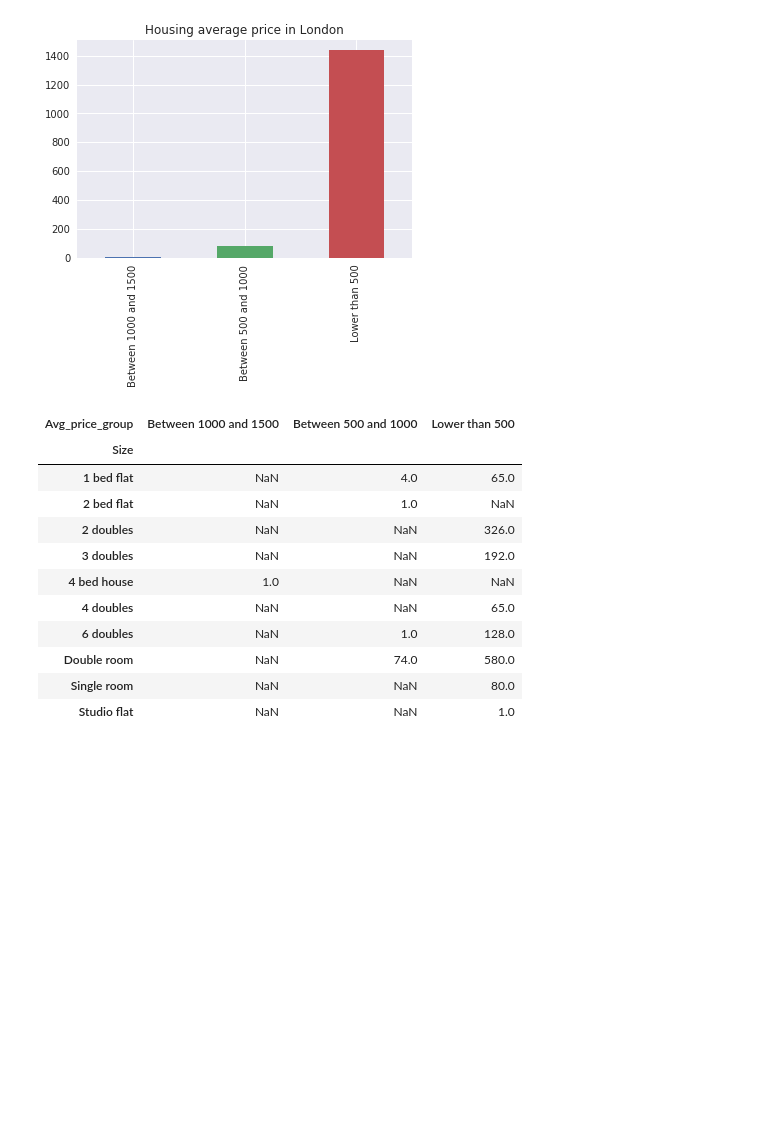
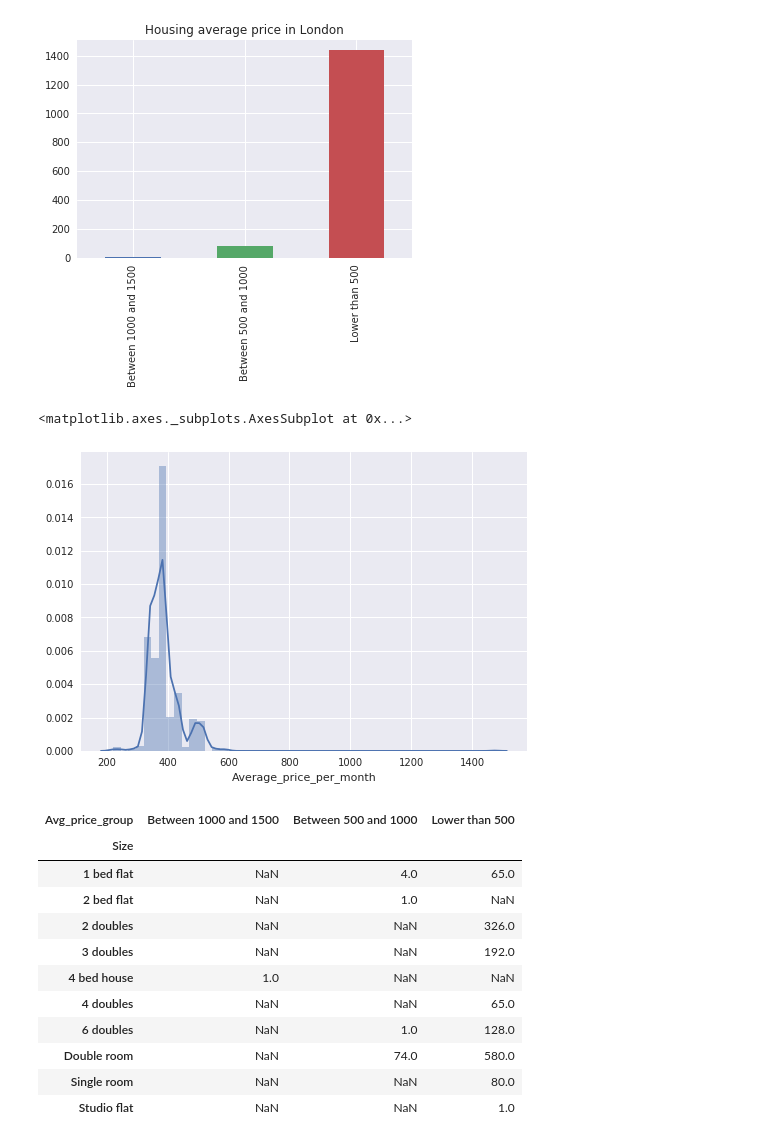
Before and after one commit to lijingxi96/Project, a Jupyter notebook: Group_project.ipynb, the cells around one changed output. Saved outputs shown, nothing was run; the diff lists cells and outputs as text; code cells hidden in the pictures; blank space fills up the shorter version.

Commit message:
add price distribution analysis

```diff
--- a/Group_project.ipynb
+++ b/Group_project.ipynb
@@ -1140,6 +1157,11 @@ for i in df_info_leeds.index:
 df_info_leeds['Avg_price_group'] = np.array(avg_price_list)
 # %% [output]
 [figure]
+# %%
+sns.distplot(df_info_leeds['Average_price_per_month'])
+# %% [output]
+<matplotlib.axes._subplots.AxesSubplot at 0x...>
+[figure, added]
 # %%
 # Group by both size and average price
 size_avg_groups_leeds = df_info_leeds.groupby(['Size','Avg_price_group']).size().unstack()
```
Also changed, not shown: parts of 16 cells of this notebook.
